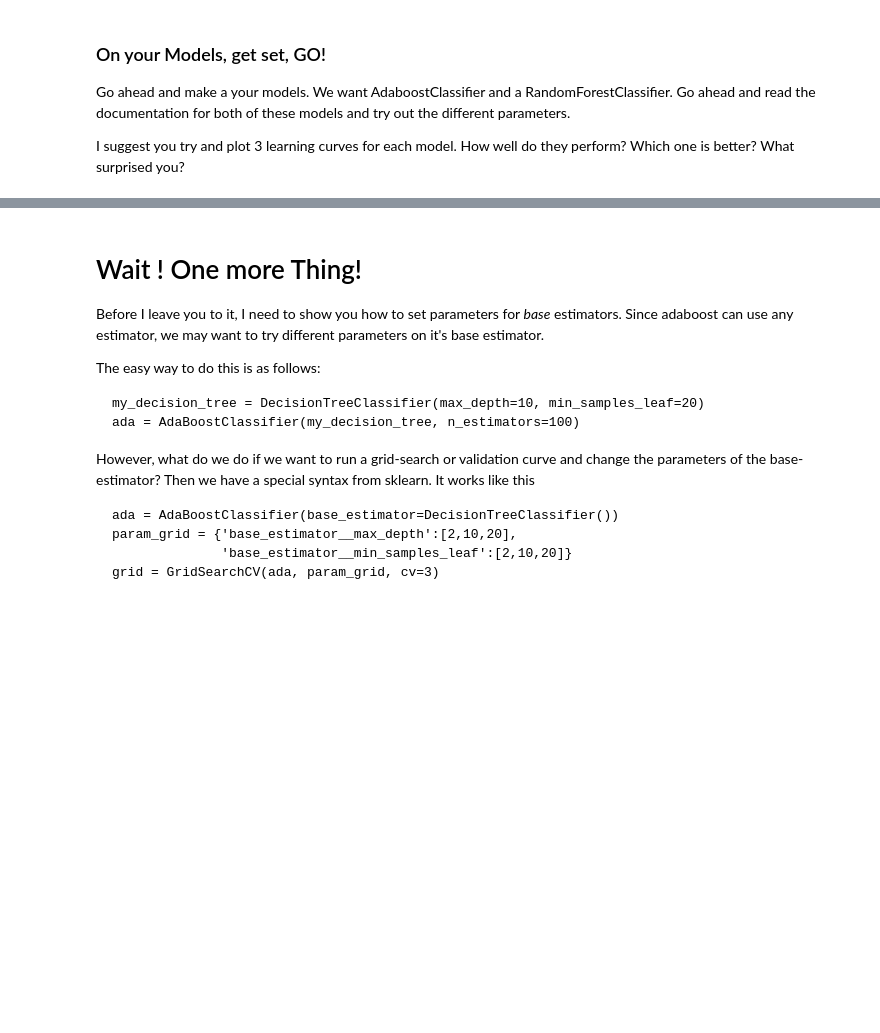
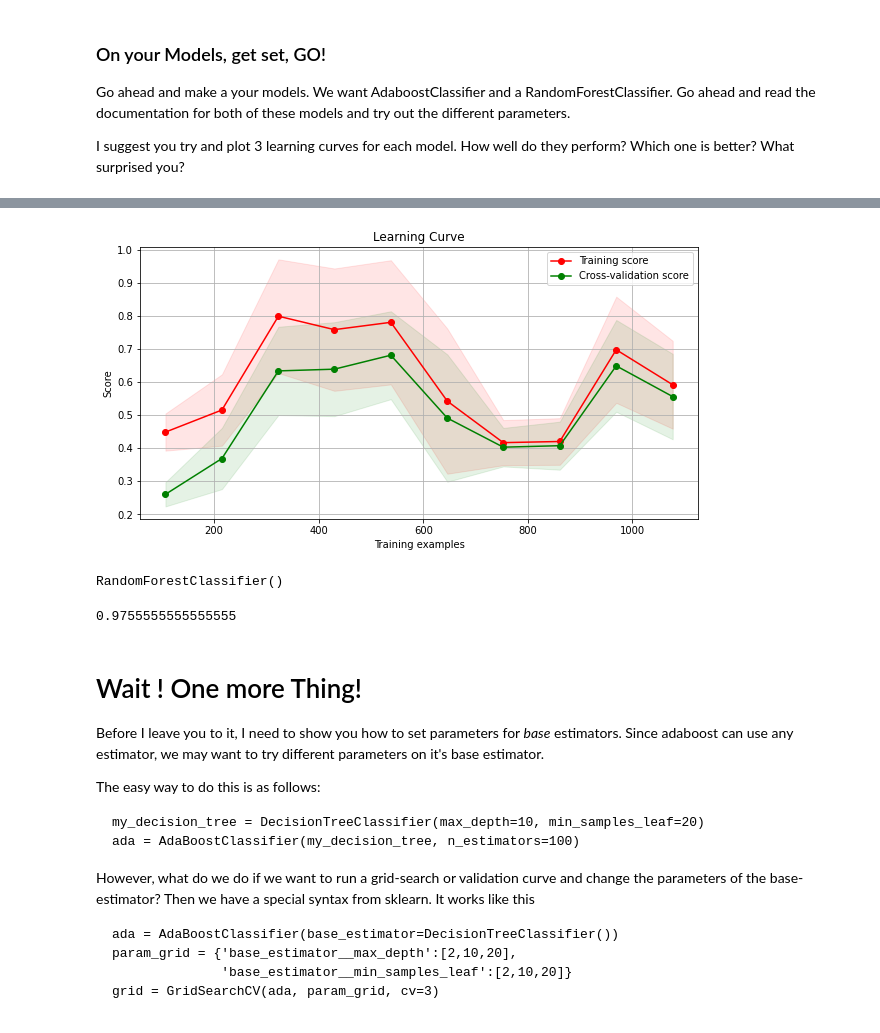
Before and after one commit to alf808/animated-marmalade, a Jupyter notebook: 8_ensemble_methods.ipynb, the cells around one changed output, grey strips where cells are left out. Drawn from its saved outputs; the diff is of its cells as text; code cells hidden in the pictures; blank space fills up the shorter version.

```diff
--- a/8_ensemble_methods.ipynb
+++ b/8_ensemble_methods.ipynb
@@ -162,0 +176,2 @@ I suggest you try and plot 3 learning curves for each model.  How well do they p
+# %%
+abc3 = AdaBoostClassifier(base_estimator=DecisionTreeClassifier(max_depth=2), n_estimators=300)
@@ -162,0 +187,4 @@ I suggest you try and plot 3 learning curves for each model.  How well do they p
+# %%
+fig = plot_learning_curve(abc3, X_train, y_train, train_sizes=np.linspace(.1,1.0,10))
+# %% [output]
+[figure, added]
@@ -163,3 +193,11 @@ I suggest you try and plot 3 learning curves for each model.  How well do they p
+# %%
+rfc.fit(X_train, y_train)
+# %% [output]
+RandomForestClassifier()
+# %%
+rfc.score(X_test, y_test)
+# %% [output]
+0.9755555555555555
 # %% [markdown]
 # Wait ! One more Thing!
 Before I leave you to it, I need to show you how to set parameters for _base_ estimators. Since adaboost can use any estimator, we may want to try different parameters on it's base estimator.
```
Also changed, not shown: parts of 23 cells of this notebook.
